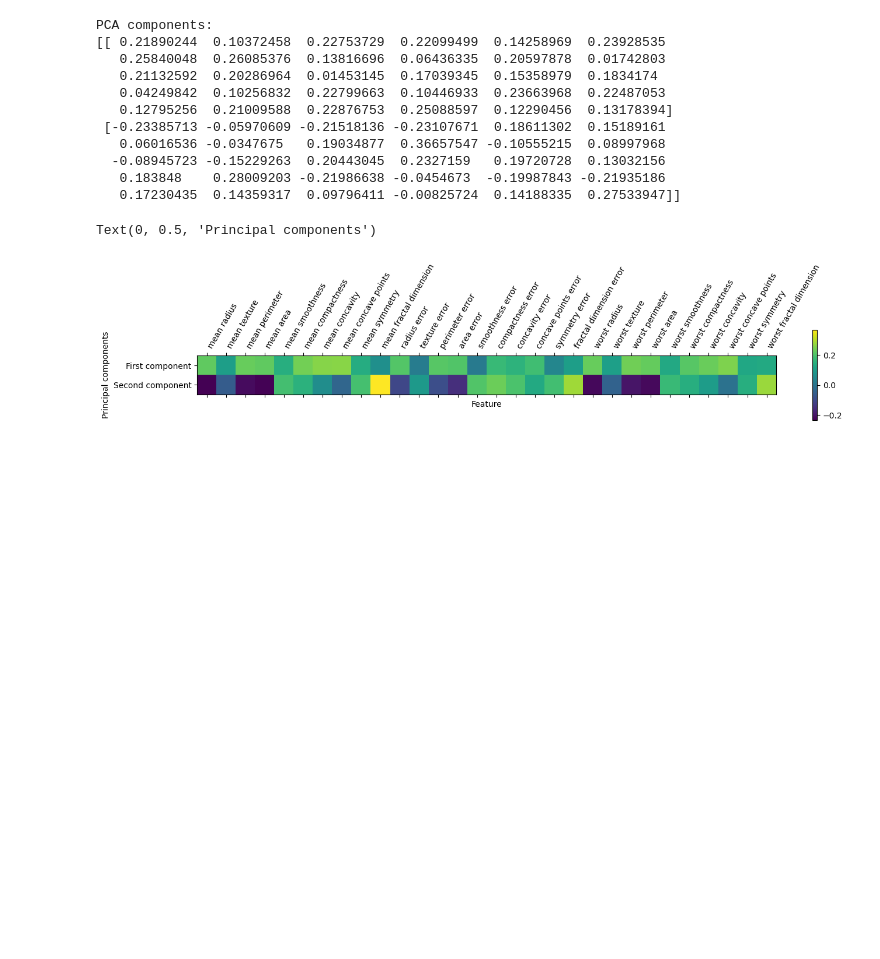
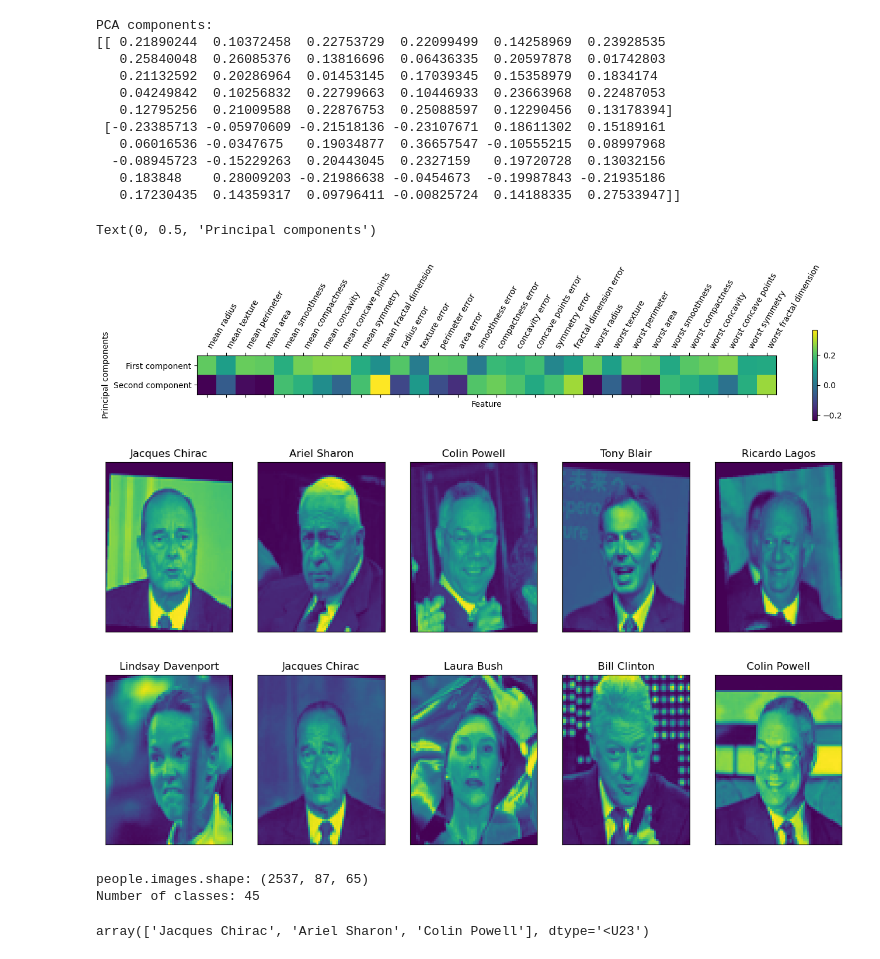
Before and after one commit to hemanthkotaprolu/Introduction-to-Machine-Learning-with-Python, a Jupyter notebook: chapter_3.ipynb, the cells around one changed output. Cells and saved outputs as stored; diff of their text form; code cells hidden in the pictures; blank space fills up the shorter version.

```diff
--- a/chapter_3.ipynb
+++ b/chapter_3.ipynb
@@ -226,0 +229,14 @@ people = fetch_lfw_people(min_faces_per_person=20, resize=0.7)
+# %%
+fix, axes = plt.subplots(2, 5, figsize=(15, 8), subplot_kw={'xticks': (), 'yticks': ()})
+
+for target, image, ax in zip(people.target, people.images, axes.ravel()):
+    ax.imshow(image)
+    ax.set_title(people.target_names[target])
+# %% [output]
+[figure, added]
+# %%
+print("people.images.shape: {}".format(people.images.shape))
+print("Number of classes: {}".format(len(people.target_names)))
+# %% [output]
+people.images.shape: (2537, 87, 65)
+Number of classes: 45
@@ -226,0 +246,4 @@ people = fetch_lfw_people(min_faces_per_person=20, resize=0.7)
+# %%
+people.target_names[[20,4,7]]
+# %% [output]
+array(['Jacques Chirac', 'Ariel Sharon', 'Colin Powell'], dtype='<U23')
```
Also changed, not shown: parts of 23 cells of this notebook, 1 other file.
